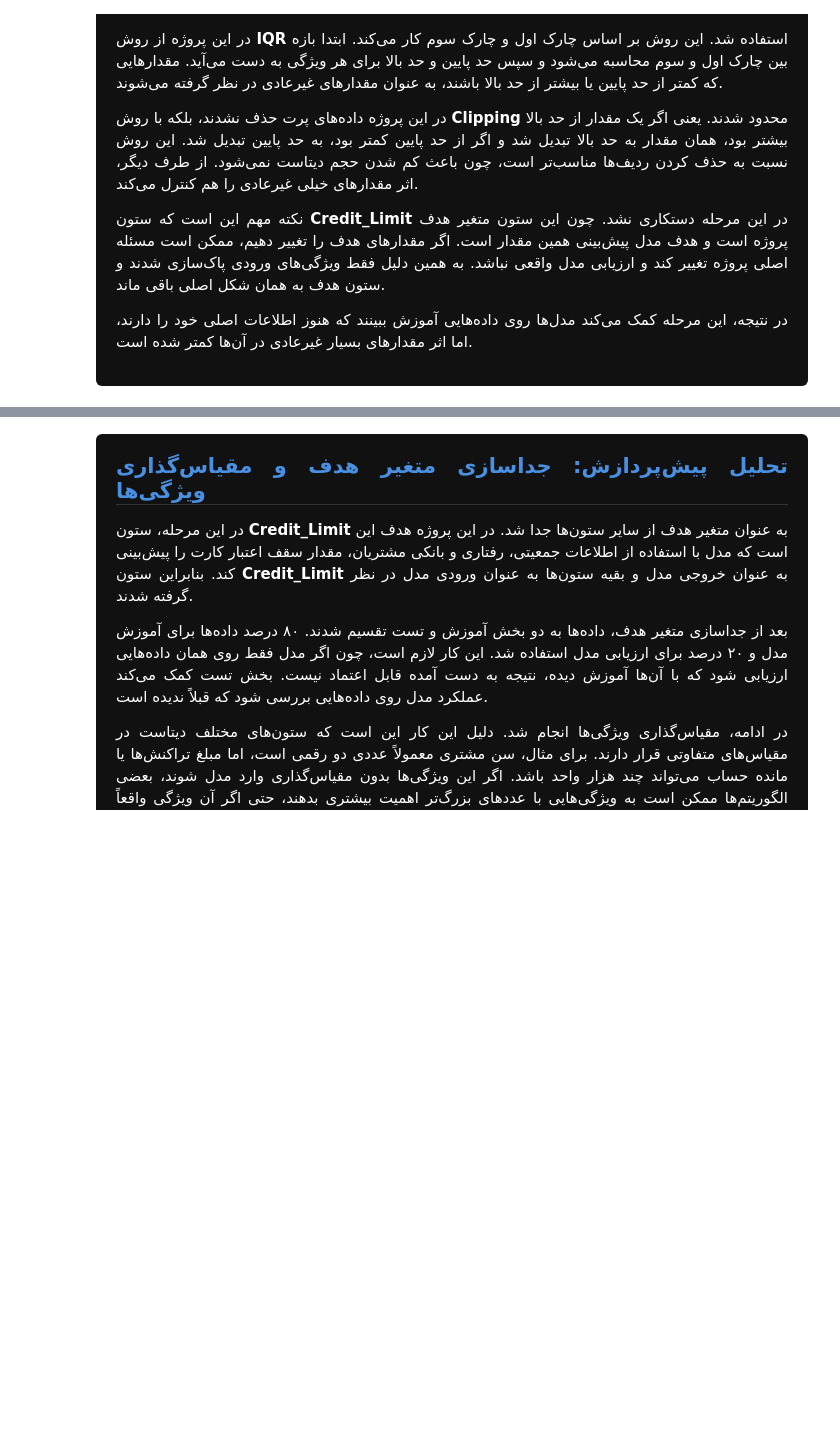
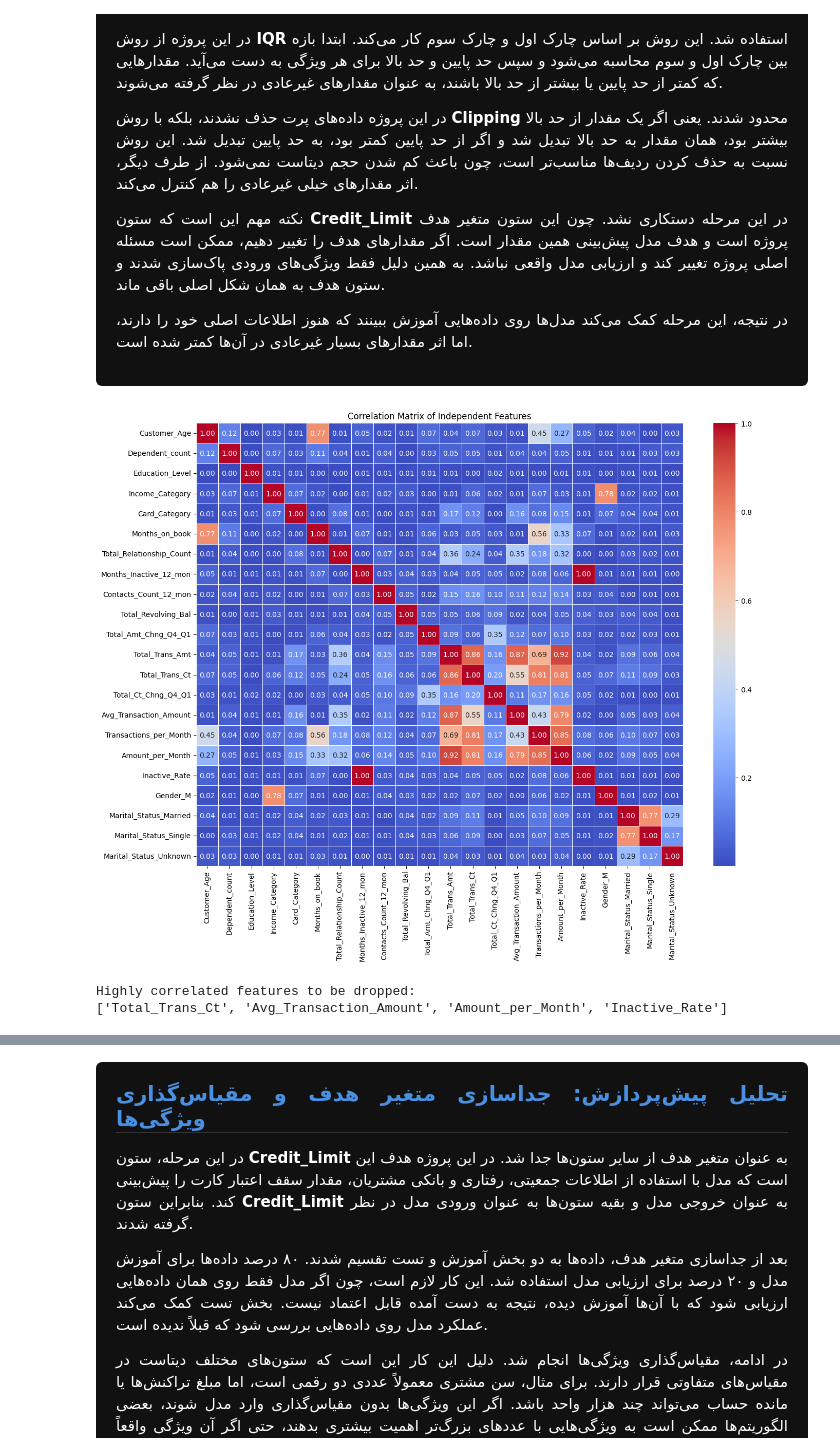
Before and after one commit to parhamKIY/DATA_MINING, a Jupyter notebook: Untitled-1.ipynb, the cells around one changed output, grey strips where cells are left out. Drawn from its saved outputs; the diff is of its cells as text; code cells hidden in the pictures; blank space fills up the shorter version.

```diff
--- a/Untitled-1.ipynb
+++ b/Untitled-1.ipynb
@@ -178,3 +178,31 @@ Outliers processed successfully using standard IQR method.
 در نتیجه، این مرحله کمک می‌کند مدل‌ها روی داده‌هایی آموزش ببینند که هنوز اطلاعات اصلی خود را دارند، اما اثر مقدارهای بسیار غیرعادی در آن‌ها کمتر شده است.
 
 </div>
+# %%
+# 1. Select independent features by dropping the target column 'Credit_Limit'
+features_df = df.drop('Credit_Limit', axis=1)
+
+# 2. Calculate the correlation matrix (using absolute values to capture both strong positive and negative correlations)
+corr_matrix = features_df.corr().abs()
+
+# 3. Plot the correlation Heatmap
+plt.figure(figsize=(14, 11))
+sns.heatmap(corr_matrix, annot=True, cmap='coolwarm', fmt=".2f", linewidths=0.5)
+plt.title('Correlation Matrix of Independent Features')
+plt.tight_layout()
+plt.show()
+
+# 4. Identify features with a correlation threshold higher than 0.85
+# We select the upper triangle of the matrix to avoid checking duplicate pairs
+upper_tri = corr_matrix.where(np.triu(np.ones(corr_matrix.shape), k=1).astype(bool))
+to_drop = [column for column in upper_tri.columns if any(upper_tri[column] > 0.85)]
+
+print("Highly correlated features to be dropped:")
+print(to_drop)
+
+# 5. Drop these highly correlated columns directly from the main dataframe 'df'
+df = df.drop(columns=to_drop)
+# %% [output]
+[figure, added]
+Highly correlated features to be dropped:
+['Total_Trans_Ct', 'Avg_Transaction_Amount', 'Amount_per_Month', 'Inactive_Rate']
```
Also changed, not shown: parts of 6 cells of this notebook, 1 other file.
